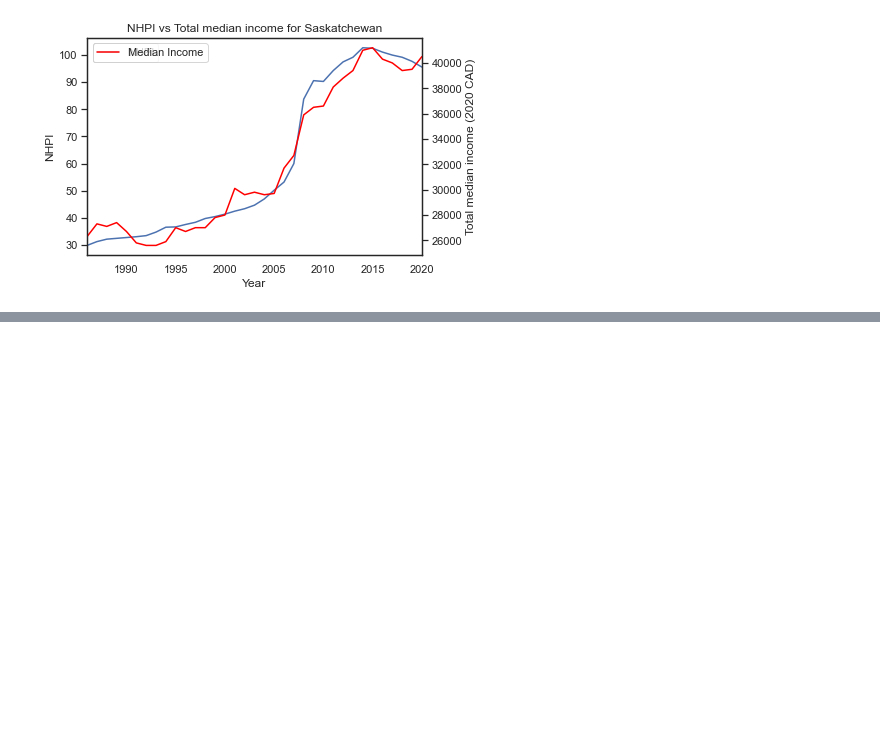
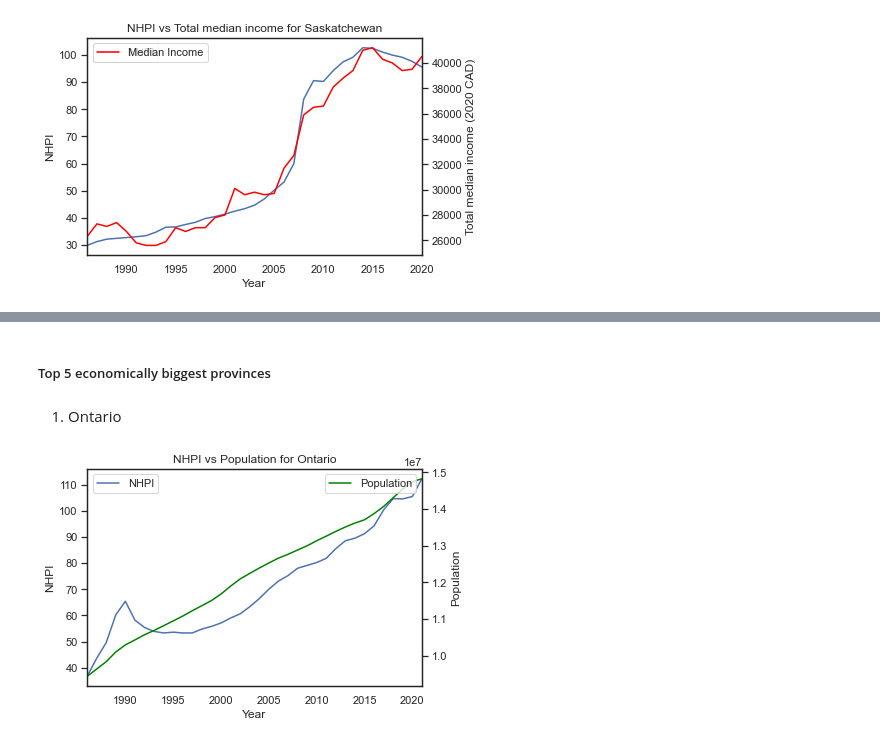
Before and after one commit to ChinhTranKaizen/StatCanHousing, a Jupyter notebook: DataAnalysis.ipynb, the cells around one changed output, grey strips where cells are left out. Cells and saved outputs as stored; diff of their text form; code cells hidden in the pictures; blank space fills up the shorter version.

```diff
--- a/DataAnalysis.ipynb
+++ b/DataAnalysis.ipynb
@@ -302,0 +337,25 @@ plt.show()
+# %% [markdown]
+##### Top 5 economically biggest provinces
+# %% [markdown]
+1. Ontario
+# %%
+#Query for the NHPI and Population of Ontario
+temp1 = province_df['Ontario']
+temp2 = province_df_Pop['Ontario']
+NHPIvsPop_ON = temp1[~temp1.VALUE.isna()].merge(temp2[~temp2.VALUE.isna()],on='REF_DATE',suffixes=('_NHPI','_Pop'))\
+    .drop(columns=['GEO_NHPI','GEO_Pop','New housing price indexes'])
+
+#Plot a 2 y-axes line plot
+fig, ax1 = plt.subplots()
+ax2 = ax1.twinx()
+NHPIvsPop_ON.plot(x='REF_DATE',y='VALUE_NHPI',ax=ax1)
+ax1.set_ylabel('NHPI')
+ax1.set_xlabel('Year')
+ax1.legend(['NHPI'])
+NHPIvsPop_ON.plot(x='REF_DATE',y='VALUE_Pop',color="green",ax=ax2)
+ax2.set_ylabel('Population')
+ax2.legend(['Population'],loc = 1)
+ax1.set_title('NHPI vs Population for Ontario')
+plt.show()
+# %% [output]
+[figure, added]
```
Also changed, not shown: parts of 23 cells of this notebook.
